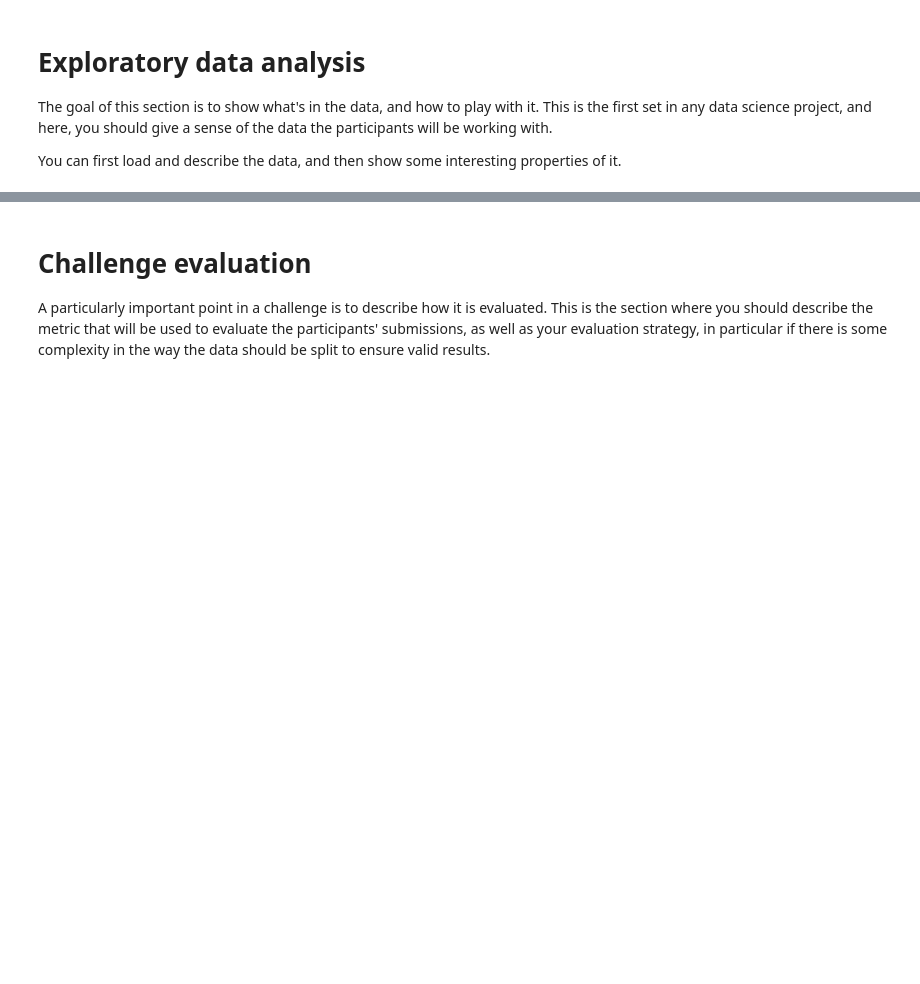
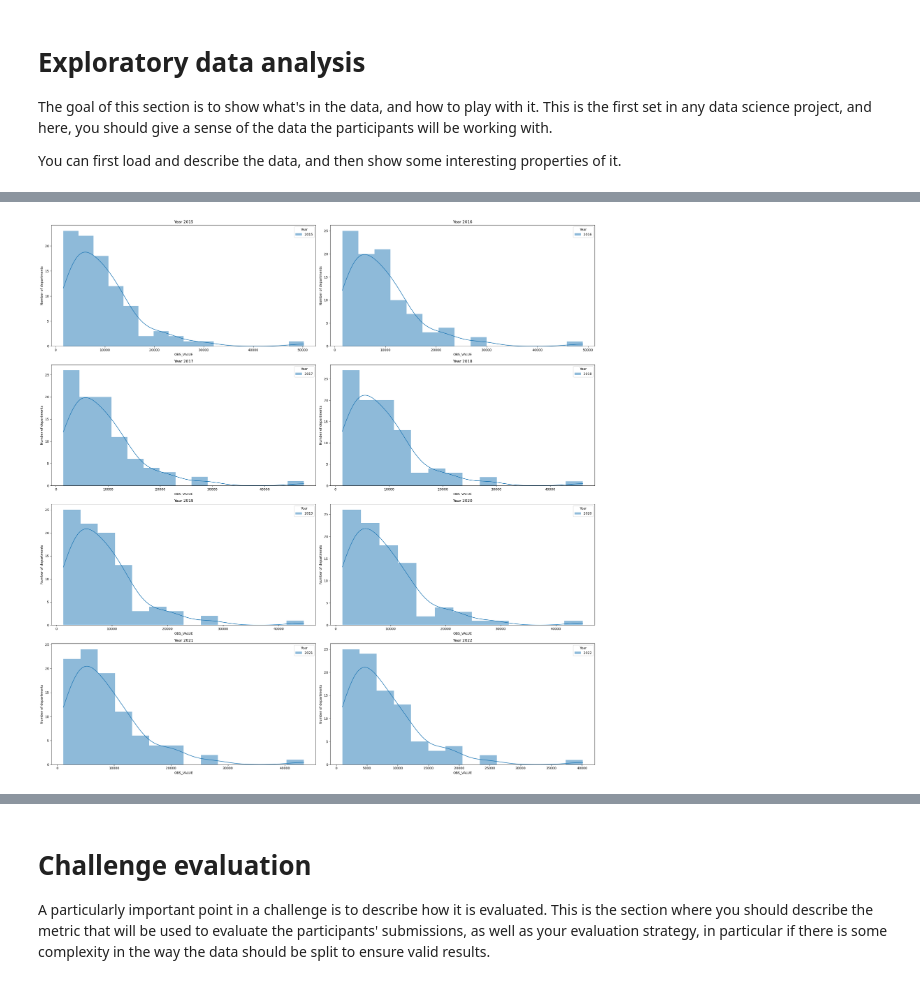
Before and after one commit to BenjaminDschps/data_challenge, a Jupyter notebook: template_starting_kit.ipynb, the cells around one changed output, grey strips where cells are left out. Drawn from its saved outputs; the diff is of its cells as text; code cells hidden in the pictures; blank space fills up the shorter version.

```diff
--- a/template_starting_kit.ipynb
+++ b/template_starting_kit.ipynb
@@ -85,0 +175,24 @@ print(sorted(X_df.TIME_PERIOD.unique()))
+# %%
+years = sorted(X_df["TIME_PERIOD"].unique())
+num_years = len(years)
+
+num_rows = 4
+num_cols = math.ceil(num_years / num_rows)
+
+fig, axes = plt.subplots(num_rows, num_cols, figsize=(12 * num_cols, 6 * num_rows))
+axes = axes.flatten()
+
+for i, year in enumerate(years):
+    sns.histplot(y[X_df["TIME_PERIOD"] == year], label=year, ax=axes[i], alpha=0.5, kde=True, edgecolor=None)
+    axes[i].set_title(f"Year {year}")
+    axes[i].legend(title="Year")
+    axes[i].set_xlabel("OBS_VALUE")
+    axes[i].set_ylabel("Number of departments")
+
+for i in range(num_years, len(axes)):
+    fig.delaxes(axes[i])
+
+plt.tight_layout()
+plt.show()
+# %% [output]
+[figure, added]
```
Also changed, not shown: parts of 21 cells of this notebook.
